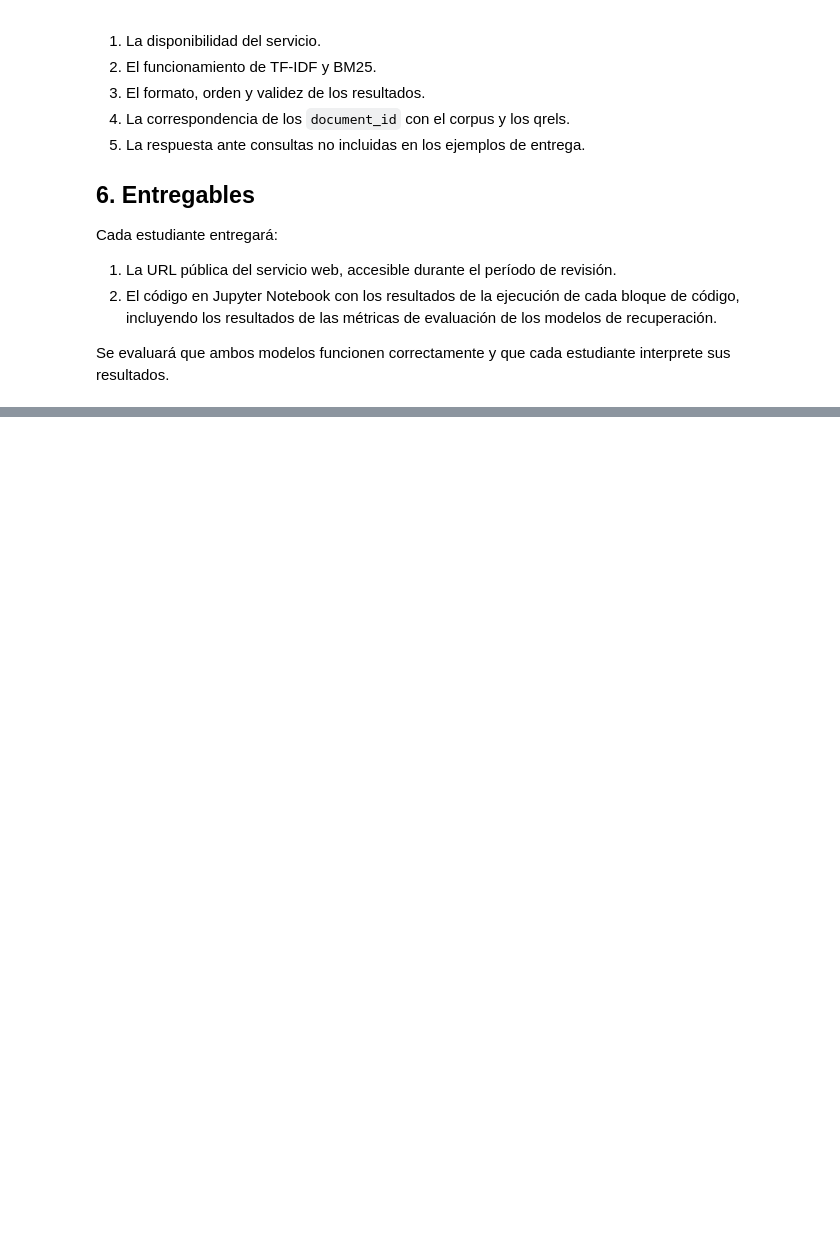
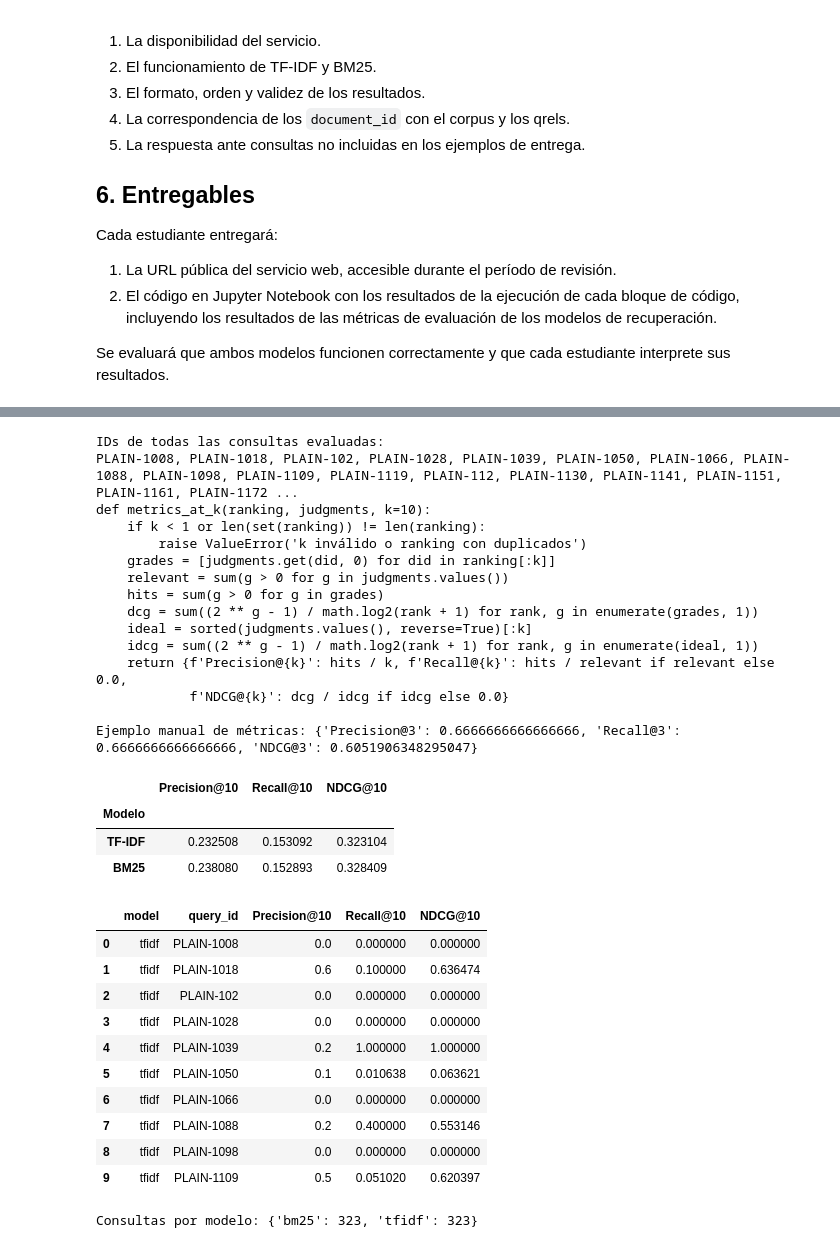
Before and after one commit to JASL22/examen1bimJhonnSaeteros, a Jupyter notebook: examen1bim_Jhonn_Saeteros.ipynb, the cells around one changed output, grey strips where cells are left out. Drawn from its saved outputs; the diff is of its cells as text; code cells hidden in the pictures; blank space fills up the shorter version.

```diff
--- a/examen1bim_Jhonn_Saeteros.ipynb
+++ b/examen1bim_Jhonn_Saeteros.ipynb
@@ -434,0 +445,48 @@ POST /search: bm25 200
+# %%
+print('IDs de todas las consultas evaluadas:')
+print(', '.join(sorted(qrels)))
+print(inspect.getsource(metrics_at_k))
+hand = metrics_at_k(['B','X','A'], {'A':2,'B':1,'C':1},3)
+expected_ndcg = (1+3/math.log2(4))/(3+1/math.log2(3)+1/math.log2(4))
+assert math.isclose(hand['NDCG@3'],expected_ndcg)
+assert hand['Precision@3'] == 2/3 and hand['Recall@3'] == 2/3
+assert metrics_at_k([], {}) == {'Precision@10':0.,'Recall@10':0.,'NDCG@10':0.}
+print('Ejemplo manual de métricas:', hand)
+per_query, summary, runs = evaluate(index, queries, qrels, 10)
+per_query.to_csv(ARTIFACTS / 'metrics_per_query.csv', index=False)
+summary.to_csv(ARTIFACTS / 'metrics_summary.csv')
+display(summary.rename_axis('Modelo').rename(index={'tfidf':'TF-IDF','bm25':'BM25'}).style.format('{:.6f}'))
+display(per_query.head(10))
+print('Consultas por modelo:', per_query.groupby('model').size().to_dict())
+# %% [output]
+IDs de todas las consultas evaluadas:
+PLAIN-1008, PLAIN-1018, PLAIN-102, PLAIN-1028, PLAIN-1039, PLAIN-1050, PLAIN-1066, PLAIN-1088, PLAIN-1098, PLAIN-1109, PLAIN-1119, PLAIN-112, PLAIN-1130, PLAIN-1141, PLAIN-1151, PLAIN-1161, PLAIN-1172 ...
+def metrics_at_k(ranking, judgments, k=10):
+    if k < 1 or len(set(ranking)) != len(ranking):
+        raise ValueError('k inválido o ranking con duplicados')
+    grades = [judgments.get(did, 0) for did in ranking[:k]]
+    relevant = sum(g > 0 for g in judgments.values())
+    hits = sum(g > 0 for g in grades)
+    dcg = sum((2 ** g - 1) / math.log2(rank + 1) for rank, g in enumerate(grades, 1))
+    ideal = sorted(judgments.values(), reverse=True)[:k]
+    idcg = sum((2 ** g - 1) / math.log2(rank + 1) for rank, g in enumerate(ideal, 1))
+    return {f'Precision@{k}': hits / k, f'Recall@{k}': hits / relevant if relevant else 0.0,
+            f'NDCG@{k}': dcg / idcg if idcg else 0.0}
+
+Ejemplo manual de métricas: {'Precision@3': 0.6666666666666666, 'Recall@3': 0.6666666666666666, 'NDCG@3': 0.6051906348295047}
+|  | Precision@10 | Recall@10 | NDCG@10 |
+| Modelo |  |  |  |
+| TF-IDF | 0.232508 | 0.153092 | 0.323104 |
+| BM25 | 0.238080 | 0.152893 | 0.328409 |
+|  | model | query_id | Precision@10 | Recall@10 | NDCG@10 |
+| 0 | tfidf | PLAIN-1008 | 0.0 | 0.000000 | 0.000000 |
+| 1 | tfidf | PLAIN-1018 | 0.6 | 0.100000 | 0.636474 |
+| 2 | tfidf | PLAIN-102 | 0.0 | 0.000000 | 0.000000 |
+| 3 | tfidf | PLAIN-1028 | 0.0 | 0.000000 | 0.000000 |
+| 4 | tfidf | PLAIN-1039 | 0.2 | 1.000000 | 1.000000 |
+| 5 | tfidf | PLAIN-1050 | 0.1 | 0.010638 | 0.063621 |
+| 6 | tfidf | PLAIN-1066 | 0.0 | 0.000000 | 0.000000 |
+| 7 | tfidf | PLAIN-1088 | 0.2 | 0.400000 | 0.553146 |
+| 8 | tfidf | PLAIN-1098 | 0.0 | 0.000000 | 0.000000 |
+| 9 | tfidf | PLAIN-1109 | 0.5 | 0.051020 | 0.620397 |
+Consultas por modelo: {'bm25': 323, 'tfidf': 323}
```
Also changed, not shown: parts of 33 cells of this notebook, 1 other file.
